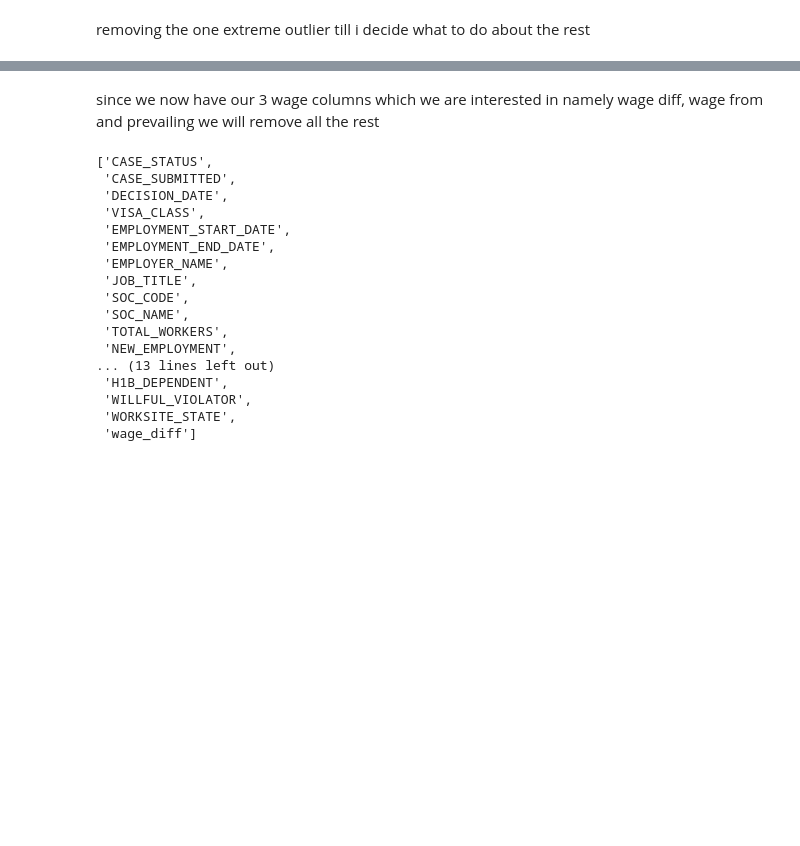
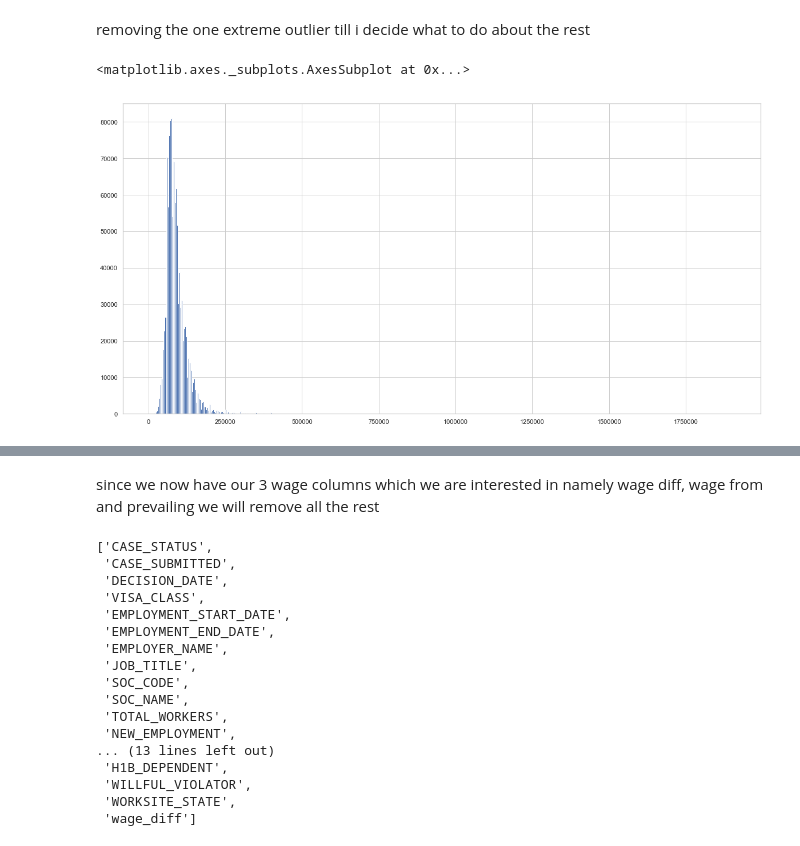
Before and after one commit to ChunkyMitts/FYP_visa_analysis, a Jupyter notebook: 4_wage_processing.ipynb, the cells around one changed output, grey strips where cells are left out. Saved outputs shown, nothing was run; the diff lists cells and outputs as text; code cells hidden in the pictures; blank space fills up the shorter version.

```diff
--- a/4_wage_processing.ipynb
+++ b/4_wage_processing.ipynb
@@ -318,0 +333,10 @@ df = test_df
+# %%
+df = test_df
+cut_off = df["WAGE_RATE_OF_PAY_FROM"].mean() + (2 * df["WAGE_RATE_OF_PAY_FROM"].std())
+df = df[df["WAGE_RATE_OF_PAY_FROM"] < cut_off]
+cut_off = df["PREVAILING_WAGE"].mean() + (2 * df["PREVAILING_WAGE"].std())
+df = df[df["PREVAILING_WAGE"] < cut_off]
+df["WAGE_RATE_OF_PAY_FROM"].hist(bins=500, figsize=(20,10) , color = 'b')
+# %% [output]
+<matplotlib.axes._subplots.AxesSubplot at 0x...>
+[figure, added]
```
Also changed, not shown: parts of 19 cells of this notebook, 5 other files.
